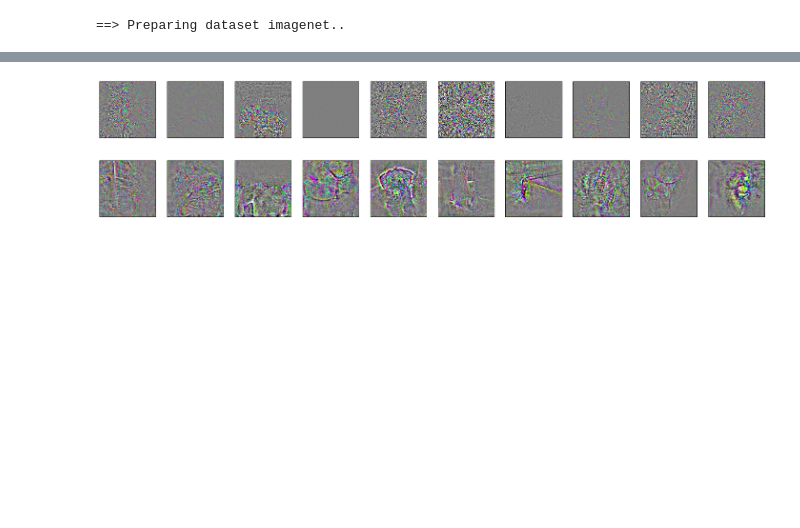
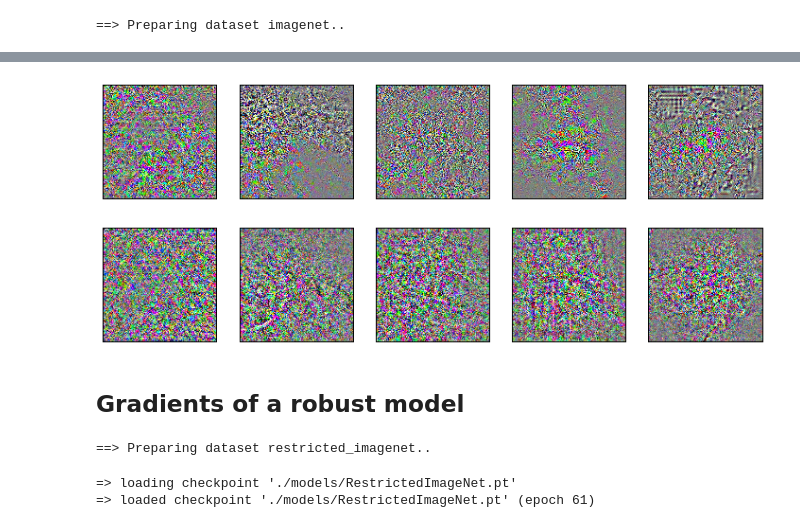
Before and after one commit to ShibaniSanturkar/IAP_InterpretabilityClass, a Jupyter notebook: gradients.ipynb, the cells around one changed output, grey strips where cells are left out. Cells and saved outputs as stored; diff of their text form; code cells hidden in the pictures; blank space fills up the shorter version.

```diff
--- a/gradients.ipynb
+++ b/gradients.ipynb
@@ -13,6 +15,6 @@ import PIL
 
 %matplotlib inline
 # %%
-BATCH_SIZE = 256
+BATCH_SIZE = 5
 NUM_WORKERS = 10
 # %%
@@ -46,27 +67,42 @@ if False:
 # %%
-def get_gradient(im, targ):
+def class_loss_wrapper(targ_class, maximize=1):
+
+    def class_loss(op, targ):
+        loss = maximize * ch.mean(op[:, targ_class])
+        print(loss)
+        return loss
+
+    return class_loss
+
+def get_gradient(mod, im, targ, custom_loss=None):
+    if custom_loss is None:
+        loss_fn = ch.nn.CrossEntropyLoss()
+    else:
+        loss_fn = custom_loss
+
     x = im.clone().detach().requires_grad_(True)
-    op = forward_pass(x)
-    loss = ch.nn.CrossEntropyLoss()(op, targ.cuda())
+    op = forward_pass(mod, x)
+    loss = loss_fn(op, targ.cuda())
     grad, = ch.autograd.grad(loss, [x])
     return grad
 
 def vis_tensor(t):
-    mt = ch.mean(t, axis=[0, 2, 3])[None, :, None, None].expand_as(t)
-    st = ch.std(t, axis=[0, 2, 3])[None, :, None, None].expand_as(t)
-    return ch.clamp((t - mt) / (5 * st) + 0.5, 0, 1)
+    mt = ch.mean(t, dim=[2, 3], keepdim=True).expand_as(t)
+    st = ch.std(t, dim=[2, 3], keepdim=True).expand_as(t)
+    return ch.clamp((t - mt) / (4 * st) + 0.5, 0, 1)
 
-def smooth_grad(im, targ, Nsamples, stdev=.3):
+def smooth_grad(mod, im, targ, Nsamples, stdev, custom_loss=None):
     total_gradients = 0
-    for n in range(Nsamples):
+    it = tqdm(enumerate(range(Nsamples)), total=Nsamples)
+    for _, n in it:
         noise = ch.tensor(np.random.normal(0, stdev, im.shape), dtype=im.dtype)
         noised_im = im + noise
-        grad = get_gradient(noised_im, targ)
+        grad = get_gradient(mod, noised_im, targ, custom_loss=custom_loss)
         total_gradients += grad
 
     return total_gradients / Nsamples
 # %%
-_, (img, targ) = next(enumerate(val_loader))
+_, (img, targ) = next(enumerate(in_loader))
 # %%
 show_image_row([img[:10]])
 # %% [output]
@@ -74,11 +110,27 @@ show_image_row([img[:10]])
 # %%
-grad = get_gradient(img, targ)
-sgrad = smooth_grad(img, targ, 100)
+grad = get_gradient(model, img, targ)
+sgrad = smooth_grad(model, img, targ, 10, 0.3)
 # %%
-show_image_row([vis_tensor(grad)[:10]])
+show_image_row([vis_tensor(grad)])
 # %% [output]
-[figure, old version]
+[figure, new version]
 # %%
-show_image_row([vis_tensor(sgrad)[:10]])
+show_image_row([vis_tensor(sgrad)])
 # %% [output]
-[figure, old version]
+[figure, new version]
+# %% [markdown]
+## Gradients of a robust model
+# %%
+restricted_imagenet_ds = datasets.RestrictedImageNet('/scratch/engstrom_scratch/imagenet')
+_, rin_loader = restricted_imagenet_ds.make_loaders(workers=NUM_WORKERS,
+                                                          batch_size=BATCH_SIZE,
+                                                          data_aug=False)
+
+CD = CLASS_DICT['RestrictedImageNet']
+# %% [output]
+==> Preparing dataset restricted_imagenet..
+# %%
+robust_model = load_model('robust', restricted_imagenet_ds)
+# %% [output]
+=> loading checkpoint './models/RestrictedImageNet.pt'
+=> loaded checkpoint './models/RestrictedImageNet.pt' (epoch 61)
```
Also changed, not shown: parts of 15 cells of this notebook.
